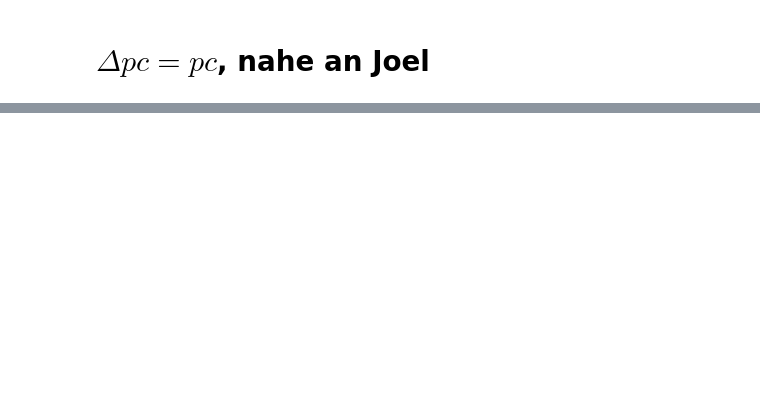
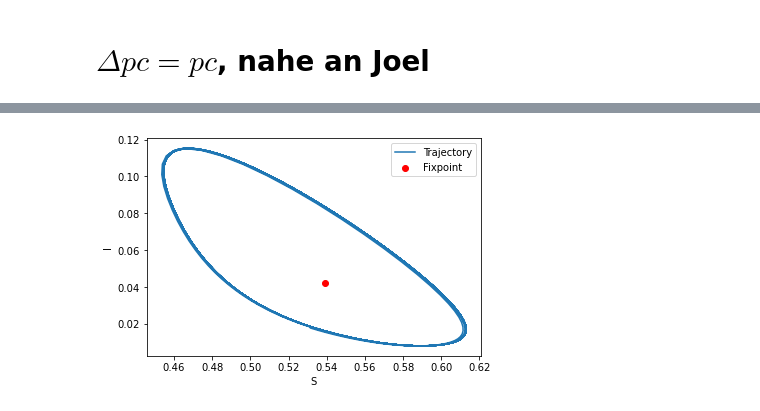
Before and after one commit to simonblaue/Epidemics_SRI_model, a Jupyter notebook: Many_Peaks.ipynb, the cells around one changed output, grey strips where cells are left out. Cells and saved outputs as stored; diff of their text form; code cells hidden in the pictures; blank space fills up the shorter version.

```diff
--- a/Many_Peaks.ipynb
+++ b/Many_Peaks.ipynb
@@ -34,0 +44,4 @@ t,state = ModelLib.plots.PlotSRITime(model, model.DifferentPIncrement, y0=y0,T_m
+# %%
+t, state  = ModelLib.plots.PlotTrajectoryAndFix(model, model.DifferentPIncrement, T_min=T_min, T_max=T_max)
+# %% [output]
+[figure, added]
```
Also changed, not shown: parts of 6 cells of this notebook, 11 other files.
